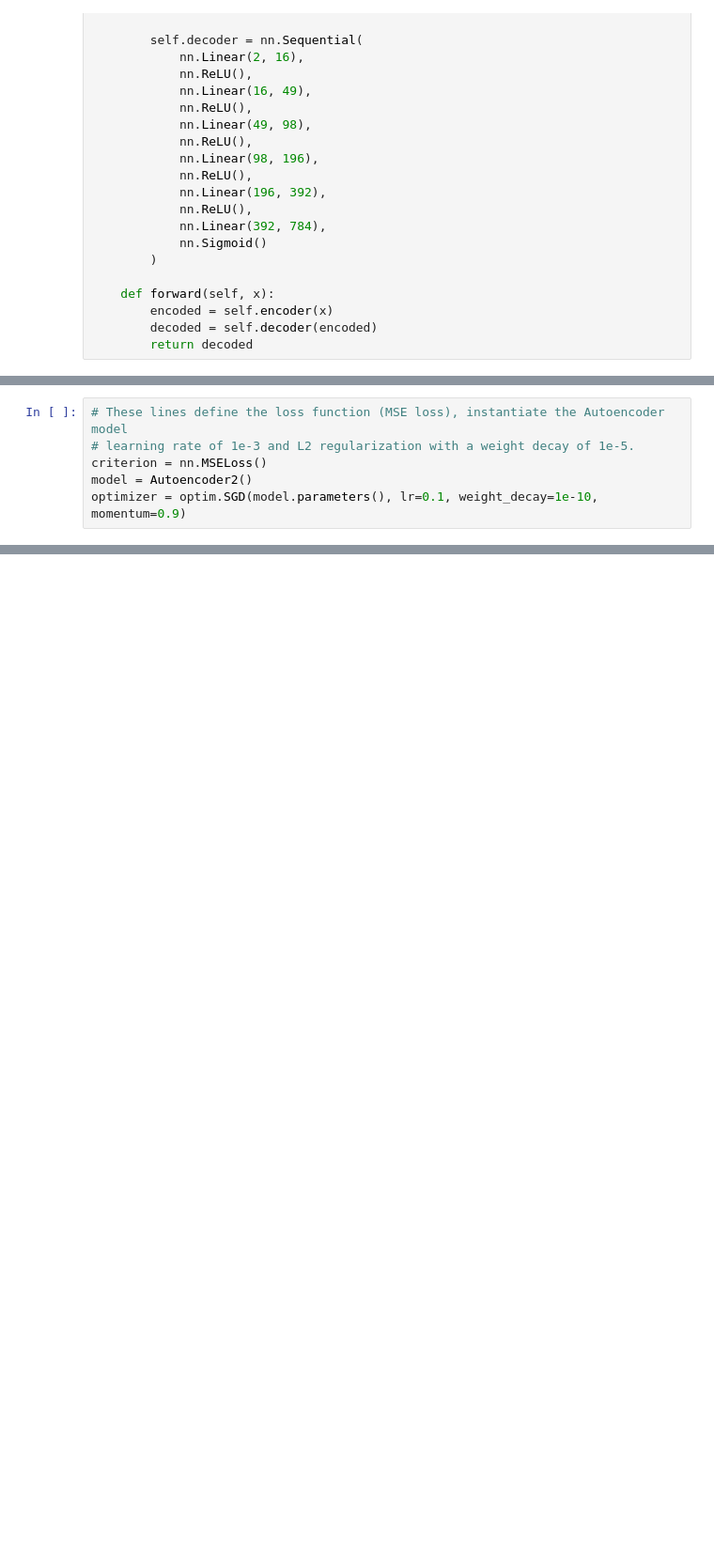
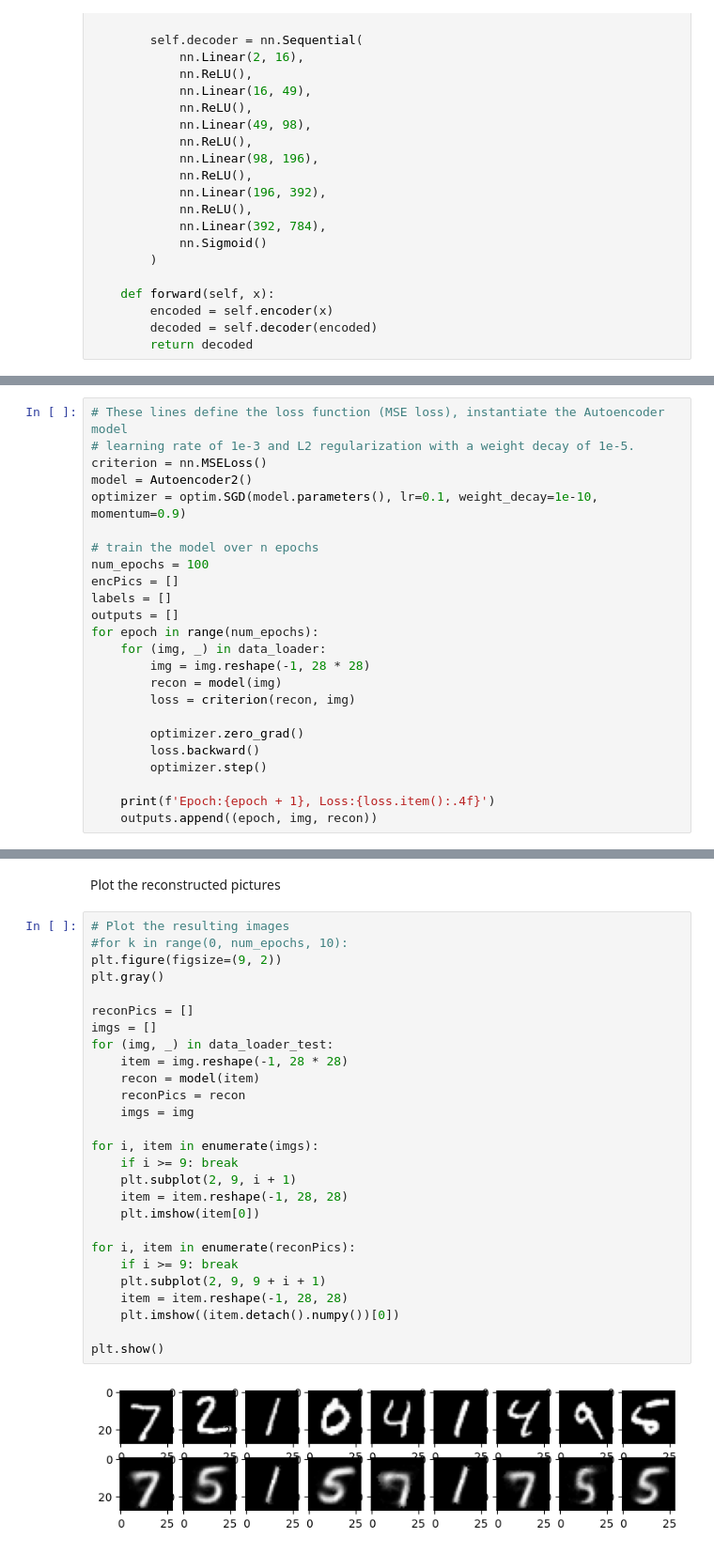
Before and after one commit to felix357/dimensionality_reduction, a Jupyter notebook: Autoencoder/autoencoder2D_training_on_1_5_7.ipynb, the cells around one changed output, grey strips where cells are left out. Shown at 94% size. Saved outputs shown, nothing was run; the diff lists cells and outputs as text; blank space fills up the shorter version.

```diff
--- a/Autoencoder/autoencoder2D_training_on_1_5_7.ipynb
+++ b/Autoencoder/autoencoder2D_training_on_1_5_7.ipynb
@@ -73,3 +88,21 @@ class Autoencoder2(nn.Module):
 criterion = nn.MSELoss()
 model = Autoencoder2()
 optimizer = optim.SGD(model.parameters(), lr=0.1, weight_decay=1e-10, momentum=0.9)
+
+# train the model over n epochs
+num_epochs = 100
+encPics = []
+labels = []
+outputs = []
+for epoch in range(num_epochs):
+    for (img, _) in data_loader:
+        img = img.reshape(-1, 28 * 28)
+        recon = model(img)
+        loss = criterion(recon, img)
+
+        optimizer.zero_grad()
+        loss.backward()
+        optimizer.step()
+
+    print(f'Epoch:{epoch + 1}, Loss:{loss.item():.4f}')
+    outputs.append((epoch, img, recon))
@@ -129,0 +167,31 @@ print(accscore)
+# %% [markdown]
+Plot the reconstructed pictures
+# %%
+# Plot the resulting images
+#for k in range(0, num_epochs, 10):
+plt.figure(figsize=(9, 2))
+plt.gray()
+
+reconPics = []
+imgs = []
+for (img, _) in data_loader_test:
+    item = img.reshape(-1, 28 * 28)
+    recon = model(item)
+    reconPics = recon
+    imgs = img
+
+for i, item in enumerate(imgs):
+    if i >= 9: break
+    plt.subplot(2, 9, i + 1)
+    item = item.reshape(-1, 28, 28)
+    plt.imshow(item[0])
+
+for i, item in enumerate(reconPics):
+    if i >= 9: break
+    plt.subplot(2, 9, 9 + i + 1)
+    item = item.reshape(-1, 28, 28)
+    plt.imshow((item.detach().numpy())[0])
+
+plt.show()
+# %% [output]
+[figure, added]
```
Also changed, not shown: parts of 9 cells of this notebook.
